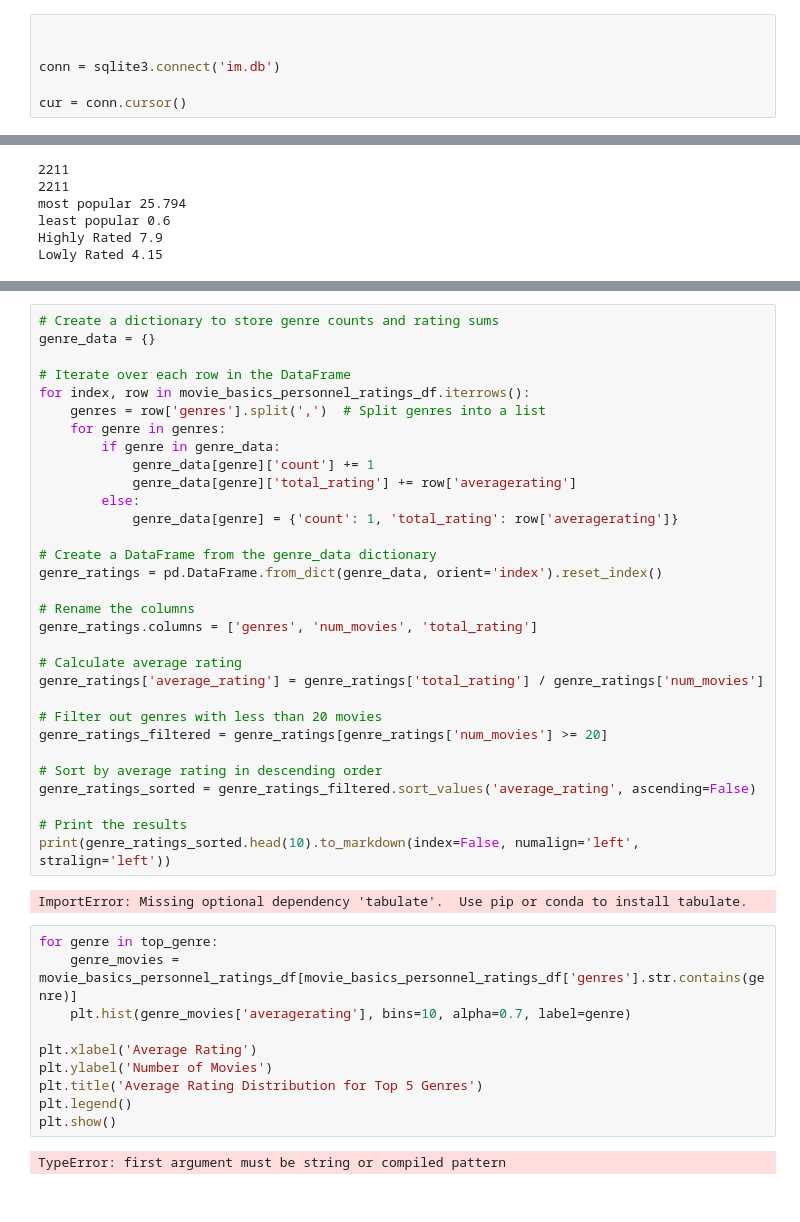
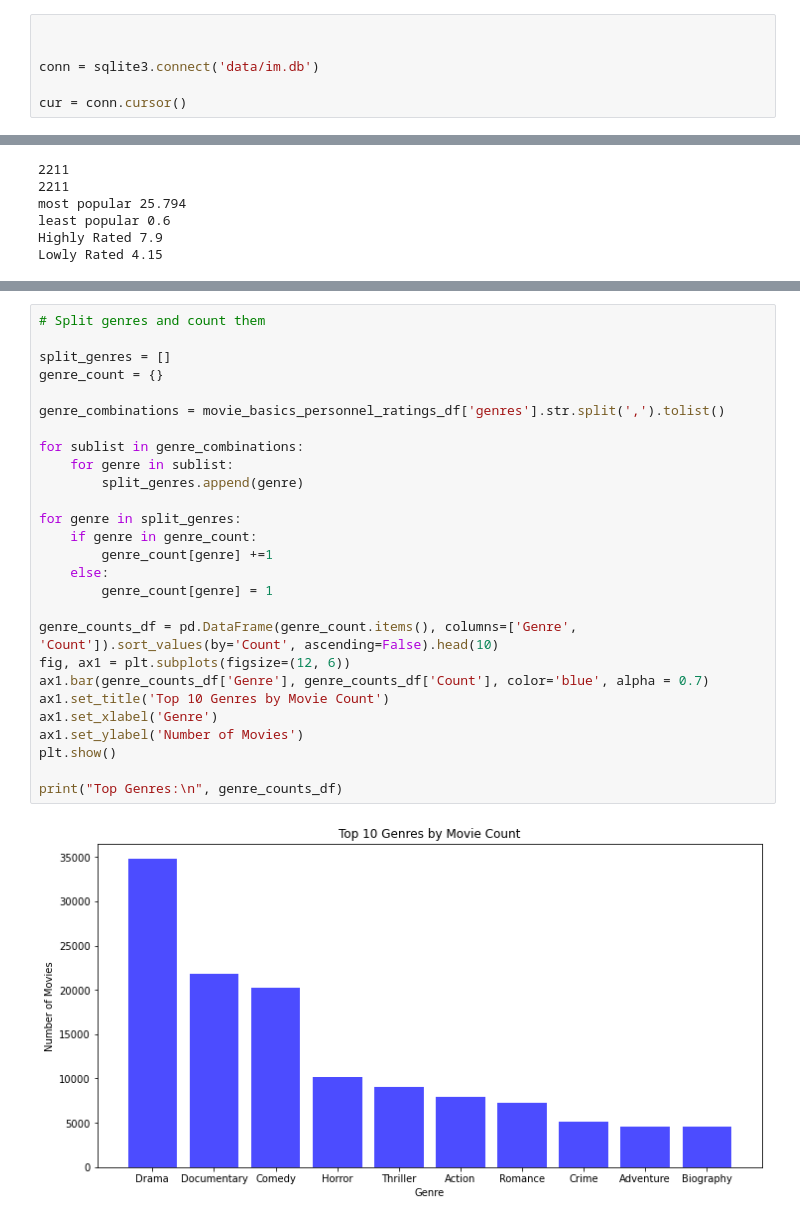
Before and after one commit to MMJGGR/Phase_1_Project, a Jupyter notebook: index.ipynb, the cells around one changed output, grey strips where cells are left out. Drawn from its saved outputs; the diff is of its cells as text.

Commit message:
additional visualizations

```diff
--- a/index.ipynb
+++ b/index.ipynb
@@ -78,7 +78,7 @@ From the ERD, the table 'movie_basics' looks like a good place to start
 # %%
 
 
-conn = sqlite3.connect('im.db')
+conn = sqlite3.connect('data/im.db')
 
 cur = conn.cursor()
 # %%
@@ -1098,45 +1064,29 @@ Name: averagerating, dtype: float64
-# %%
-# Create a dictionary to store genre counts and rating sums
-genre_data = {}
-
-# Iterate over each row in the DataFrame
-for index, row in movie_basics_personnel_ratings_df.iterrows():
-    genres = row['genres'].split(',')  # Split genres into a list
-    for genre in genres:
-        if genre in genre_data:
-            genre_data[genre]['count'] += 1
-            genre_data[genre]['total_rating'] += row['averagerating']
-        else:
-            genre_data[genre] = {'count': 1, 'total_rating': row['averagerating']}
-
-# Create a DataFrame from the genre_data dictionary
-genre_ratings = pd.DataFrame.from_dict(genre_data, orient='index').reset_index()
-
-# Rename the columns
-genre_ratings.columns = ['genres', 'num_movies', 'total_rating']
-
-# Calculate average rating
-genre_ratings['average_rating'] = genre_ratings['total_rating'] / genre_ratings['num_movies']
-
-# Filter out genres with less than 20 movies
-genre_ratings_filtered = genre_ratings[genre_ratings['num_movies'] >= 20]
-
-# Sort by average rating in descending order
-genre_ratings_sorted = genre_ratings_filtered.sort_values('average_rating', ascending=False)
-
-# Print the results
-print(genre_ratings_sorted.head(10).to_markdown(index=False, numalign='left', stralign='left'))
-# %% [output]
-ImportError: Missing optional dependency 'tabulate'.  Use pip or conda to install tabulate.
-# %%
-for genre in top_genre:
-    genre_movies = movie_basics_personnel_ratings_df[movie_basics_personnel_ratings_df['genres'].str.contains(genre)]
-    plt.hist(genre_movies['averagerating'], bins=10, alpha=0.7, label=genre)
-
-plt.xlabel('Average Rating')
-plt.ylabel('Number of Movies')
-plt.title('Average Rating Distribution for Top 5 Genres')
-plt.legend()
-plt.show()
-# %% [output]
-TypeError: first argument must be string or compiled pattern
+# %%
+# Split genres and count them
+
+split_genres = []
+genre_count = {}
+
+genre_combinations = movie_basics_personnel_ratings_df['genres'].str.split(',').tolist()
+
+for sublist in genre_combinations:
+    for genre in sublist:
+        split_genres.append(genre)
+
+for genre in split_genres:
+    if genre in genre_count:
+        genre_count[genre] +=1
+    else:
+        genre_count[genre] = 1
+
+genre_counts_df = pd.DataFrame(genre_count.items(), columns=['Genre', 'Count']).sort_values(by='Count', ascending=False).head(10)
+fig, ax1 = plt.subplots(figsize=(12, 6))
+ax1.bar(genre_counts_df['Genre'], genre_counts_df['Count'], color='blue', alpha = 0.7)
+ax1.set_title('Top 10 Genres by Movie Count')
+ax1.set_xlabel('Genre')
+ax1.set_ylabel('Number of Movies')
+plt.show()
+
+print("Top Genres:\n", genre_counts_df)
+# %% [output]
+[figure, added]
```
Also changed, not shown: parts of 12 cells of this notebook.
